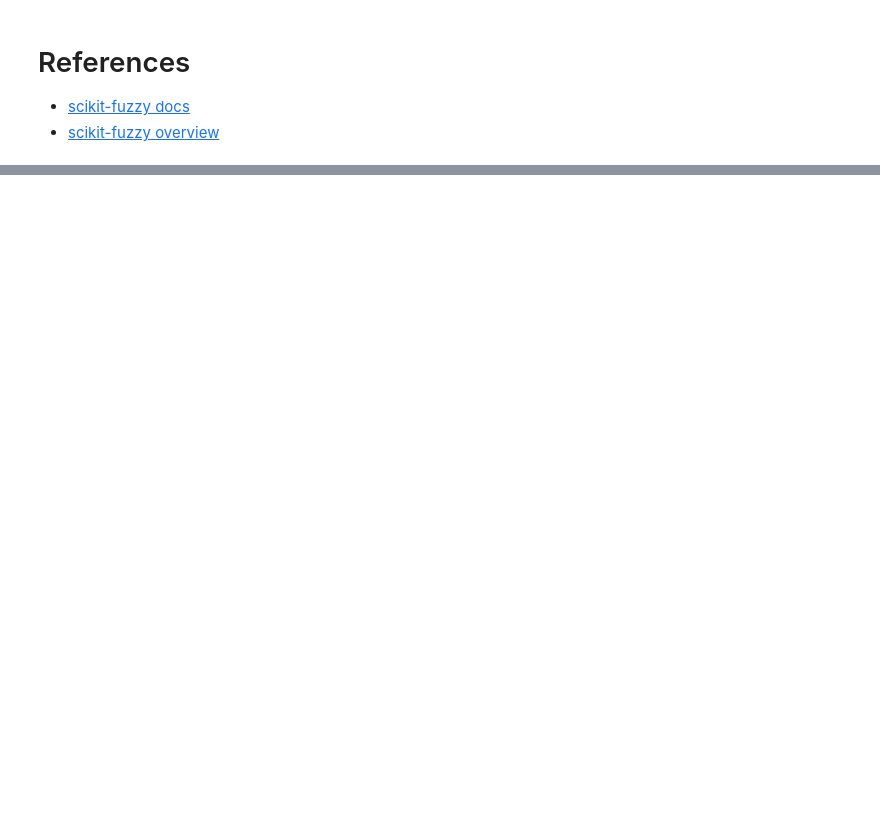
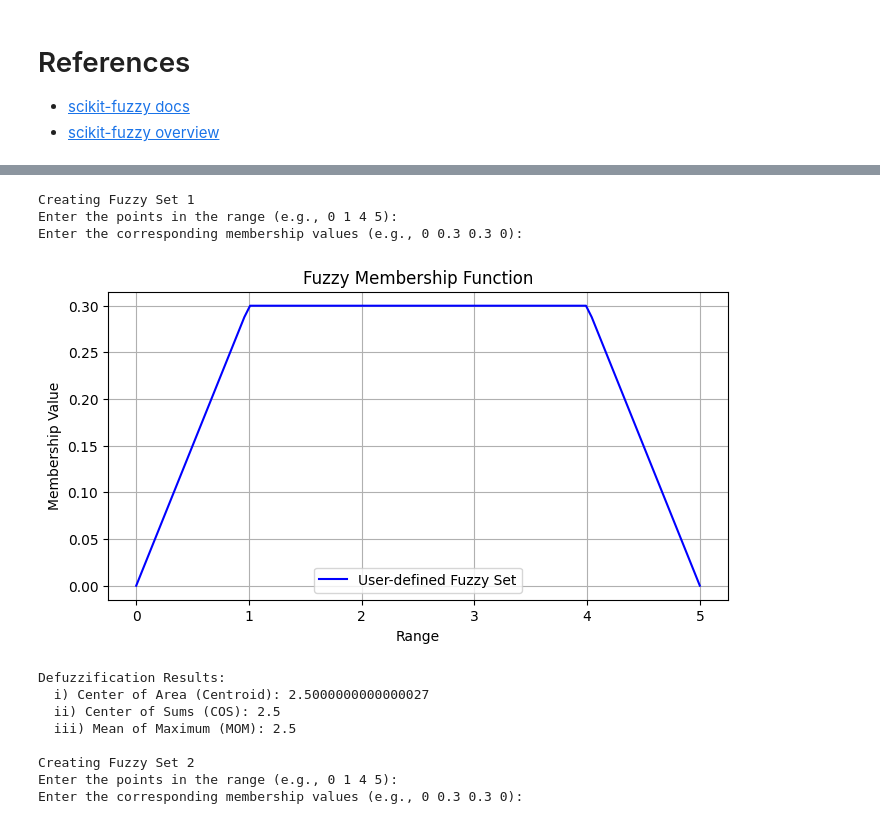
Before and after one commit to upessocs/Lectures, a Jupyter notebook: SoftComputing/Fuzzification_Defuzzification.ipynb, the cells around one changed output, grey strips where cells are left out. Saved outputs shown, nothing was run; the diff lists cells and outputs as text; code cells hidden in the pictures; blank space fills up the shorter version.

Commit message:
update fuzzy notebook

```diff
--- a/SoftComputing/Fuzzification_Defuzzification.ipynb
+++ b/SoftComputing/Fuzzification_Defuzzification.ipynb
@@ -388,0 +449,80 @@ The `scikit-fuzzy` library simplifies working with **fuzzy systems**. You can ex
+# %%
+
+
+
+import numpy as np
+import skfuzzy as fuzz
+import matplotlib.pyplot as plt
+
+# Function to ask user for membership function points and values
+def get_membership_input():
+    print("Enter the points in the range (e.g., 0 1 4 5): ")
+    points = list(map(float, input().strip().split()))
+
+    print("Enter the corresponding membership values (e.g., 0 0.3 0.3 0): ")
+    values = list(map(float, input().strip().split()))
+
+    if len(points) != len(values):
+        raise ValueError("The number of points must match the number of membership values.")
+
+    return np.array(points), np.array(values)
+
+# Plot the fuzzy membership function
+def plot_membership(points, values):
+    x = np.linspace(points[0], points[-1], 100)  # Generate smooth x-axis
+    y = np.interp(x, points, values)  # Interpolate the membership values
+
+    plt.figure(figsize=(8, 4))
+    plt.plot(x, y, label="User-defined Fuzzy Set", color="b")
+    plt.xlabel("Range")
+    plt.ylabel("Membership Value")
+    plt.title("Fuzzy Membership Function")
+    plt.legend(loc="best")
+    plt.grid(True)
+    plt.show()
+
+    return x, y
+
+# Calculate defuzzification methods
+def defuzzification(x, y):
+    # i) Center of Area (Centroid)
+    centroid = fuzz.defuzz(x, y, 'centroid')
+
+    # ii) Center of Sums (COS) - Approximated as weighted average
+    numerator = np.sum(y * x)
+    denominator = np.sum(y)
+    cos = numerator / denominator if denominator != 0 else np.nan
+
+    # iii) Mean of Maximum (MOM)
+    mom = fuzz.defuzz(x, y, 'mom')
+
+    print(f"\nDefuzzification Results:")
+    print(f"  i) Center of Area (Centroid): {centroid}")
+    print(f"  ii) Center of Sums (COS): {cos}")
+    print(f"  iii) Mean of Maximum (MOM): {mom}")
+
+# Main function
+def main():
+    num_sets = int(input("Enter the number of fuzzy sets: "))
+
+    for i in range(num_sets):
+        print(f"\nCreating Fuzzy Set {i + 1}")
+        points, values = get_membership_input()
+        x, y = plot_membership(points, values)
+        defuzzification(x, y)
+
+if __name__ == "__main__":
+    main()
+# %% [output]
+Creating Fuzzy Set 1
+Enter the points in the range (e.g., 0 1 4 5):
+Enter the corresponding membership values (e.g., 0 0.3 0.3 0):
+[figure, added]
+Defuzzification Results:
+  i) Center of Area (Centroid): 2.5000000000000027
+  ii) Center of Sums (COS): 2.5
+  iii) Mean of Maximum (MOM): 2.5
+
+Creating Fuzzy Set 2
+Enter the points in the range (e.g., 0 1 4 5):
+Enter the corresponding membership values (e.g., 0 0.3 0.3 0):
```
Also changed, not shown: parts of 13 cells of this notebook.
